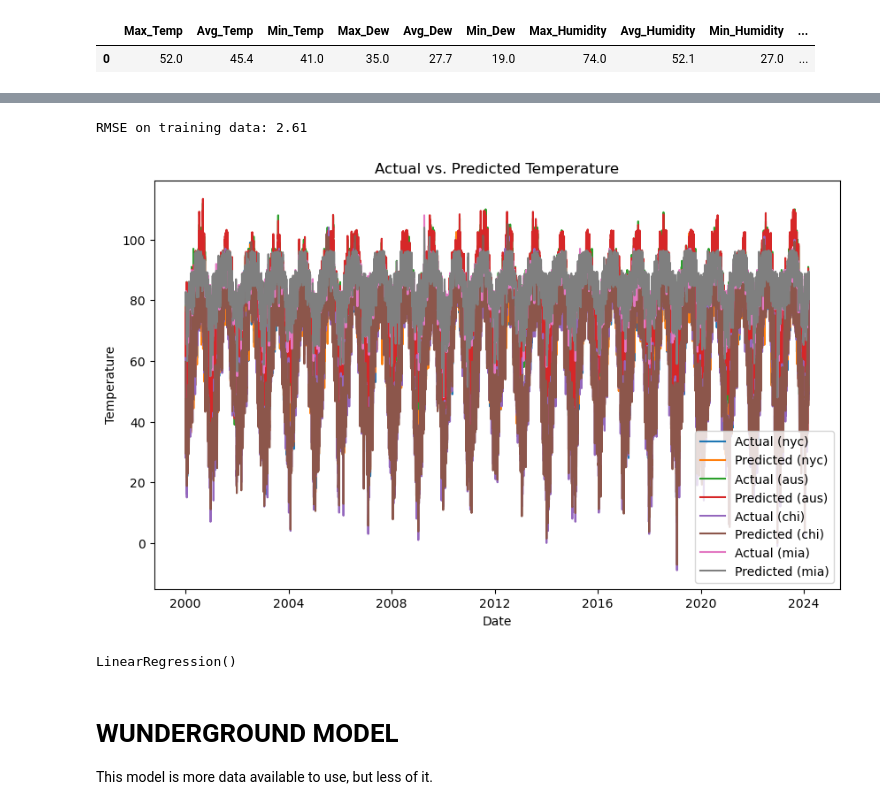
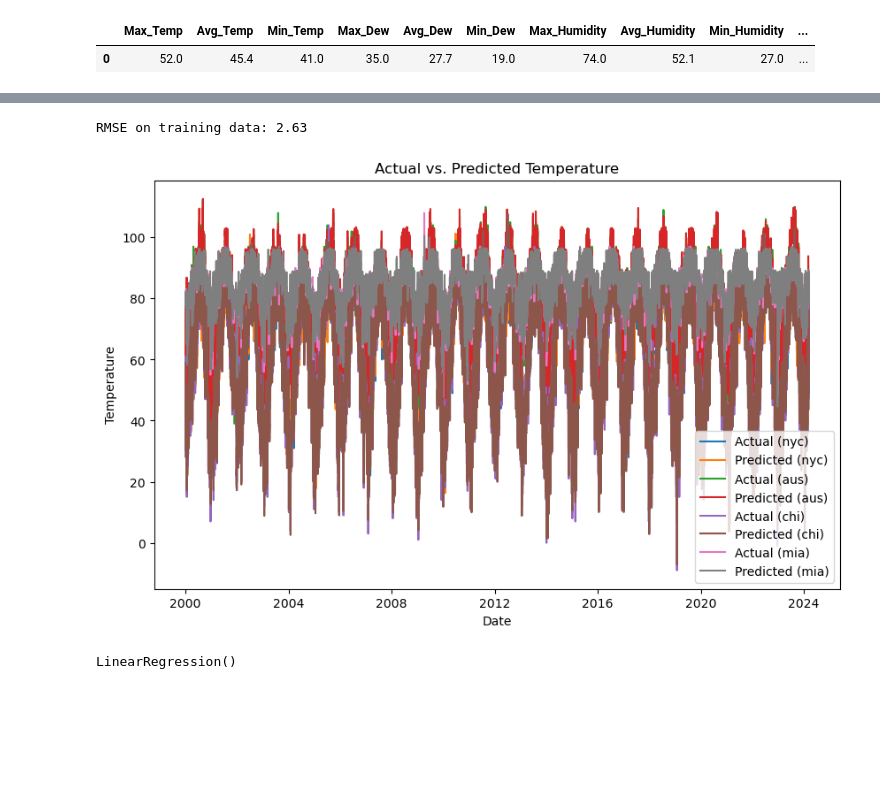
Before and after one commit to dvorins/weather-prediction, a Jupyter notebook: final_model.ipynb, the cells around one changed output, grey strips where cells are left out. Saved outputs shown, nothing was run; the diff lists cells and outputs as text; code cells hidden in the pictures; blank space fills up the shorter version.

```diff
--- a/final_model.ipynb
+++ b/final_model.ipynb
@@ -133,23 +128,6 @@ def get_market_tickers_for_date(date):
         city_market_tickers[city] = tickers
 
     return city_market_tickers
-# %%
-# Gets the balance for your kalshi account.
-balanceResponse = kalshi_api.get_balance()
-print('\nUser balance: ')
-pprint(balanceResponse)
-
-# Get today's date
-today_date = datetime.now().strftime('%Y-%m-%d')
-
-# Get market tickers for today's date
-tickers = get_market_tickers_for_date(today_date)
-
-# Display the tickers for each city
-for city, city_tickers in tickers.items():
-    print(f"Tickers for {city} on {today_date}:")
-    for ticker in city_tickers:
-        print(ticker)
 # %% [markdown]
 # Daily data from wunderground
 # %%
@@ -369,6 +387,14 @@ Maximum temperature: 46.0
 # %% [markdown]
 # NOAA Longterm historical data
 # %%
+'''####
+#
+# long term historical data, downloaded from noaa website
+#
+#
+#
+# ####'''
+
 import pandas as pd
 import matplotlib.pyplot as plt
 import seaborn as sns
@@ -392,7 +418,7 @@ combined_df = pd.concat([df1, df2], ignore_index=True)
 #print(combined_df.columns)
 # Select core weather data and rename columns
 core_weather = combined_df[["NAME", "DATE", "PRCP", "TMAX", "TMIN"]].copy()
-core_weather.columns = ["name", "Date", "precip", "temp_max", "temp_min"]
+core_weather.columns = ["name", "Date", "precip", "Max_Temp", "Min_Temp"]
 
 # Convert 'date' column to datetime and set as index
 core_weather['Date'] = pd.to_datetime(core_weather['Date'])
@@ -409,7 +435,7 @@ core_weather = pd.get_dummies(core_weather, columns=["name"], prefix="", prefix_
 core_weather.rename(columns=name_to_abbreviation, inplace=True)
 
 # Process data and create target column
-core_weather["Target"] = core_weather.groupby("nyc")["temp_max"].shift(-1)
+core_weather["Target"] = core_weather.groupby("nyc")["Max_Temp"].shift(-1)
 core_weather.dropna(inplace=True)
 core_weather['year'] = core_weather['Date'].dt.year
 core_weather['month'] = core_weather['Date'].dt.month
@@ -640,21 +603,21 @@ RMSE on testing data: 2.51
 #######
 #
 #
-# all cities at once
+# all cities at once (no weights)
 #
 #
 #  '''
 
 import numpy as np
 from sklearn.linear_model import LinearRegression
-from sklearn.metrics import mean_squared_error
+from sklearn.metrics import root_mean_squared_error
 
-def noaa_multi_city_regression(city_data_dict, city_weights=None, graph=False):
+def noaa_multi_city_regression_weightless(city_data_dict, city_weights=None, graph=False):
     # Concatenate data from all cities
     all_data = pd.concat(city_data_dict.values())
 
     # Define input features and output
-    X = all_data[['temp_max', 'temp_min', 'bucket_lower', 'bucket_upper']]
+    X = all_data[['Max_Temp', 'Min_Temp', 'bucket_lower', 'bucket_upper']]
     y = all_data['Target']
 
     # If city weights are provided, apply them
@@ -662,40 +625,36 @@ def noaa_multi_city_regression(city_data_dict, city_weights=None, graph=False):
         # Verify that weights sum up to 1
         assert np.isclose(np.sum(list(city_weights.values())), 1), "City weights must sum up to 1"
         # Assign weights to each city's data
         weighted_y = []
         for city, data in city_data_dict.items():
             weighted_y.extend([w * target for w, target in zip(np.repeat(city_weights[city], len(data)), data['Target'])])
         y = weighted_y
 
     # Train a linear regression model
     model = LinearRegression()
     model.fit(X, y)
 
     # Evaluate the model
-    train_rmse = mean_squared_error(y, model.predict(X), squared=False)
+    train_rmse = root_mean_squared_error(y, model.predict(X))
     print(f"RMSE on training data: {train_rmse:.2f}")
 
     if graph:
         # Plot actual vs. predicted for each city
         plt.figure(figsize=(10, 6))
         for city, data in city_data_dict.items():
             plt.plot(data['Date'], data['Target'], label=f'Actual ({city})')
-            plt.plot(data['Date'], model.predict(data[['temp_max', 'temp_min', 'bucket_lower', 'bucket_upper']]), label=f'Predicted ({city})')
+            plt.plot(data['Date'], model.predict(data[['Max_Temp', 'Min_Temp', 'bucket_lower', 'bucket_upper']]), label=f'Predicted ({city})')
         plt.xlabel('Date')
         plt.ylabel('Temperature')
         plt.title('Actual vs. Predicted Temperature')
         plt.legend()
         plt.show()
 
     return model
 
 
-noaa_multi_city_regression(noaa_data, city_weights=None, graph=True)
+noaa_multi_city_regression_weightless(noaa_data, city_weights=None, graph=True)
 # %% [output]
-RMSE on training data: 2.61
+RMSE on training data: 2.63
-[figure, old version]
+[figure, new version]
 LinearRegression()
-# %% [markdown]
-# WUNDERGROUND MODEL
-
-This model is more data available to use, but less of it.
```
Also changed, not shown: parts of 26 cells of this notebook, 2 other files.
